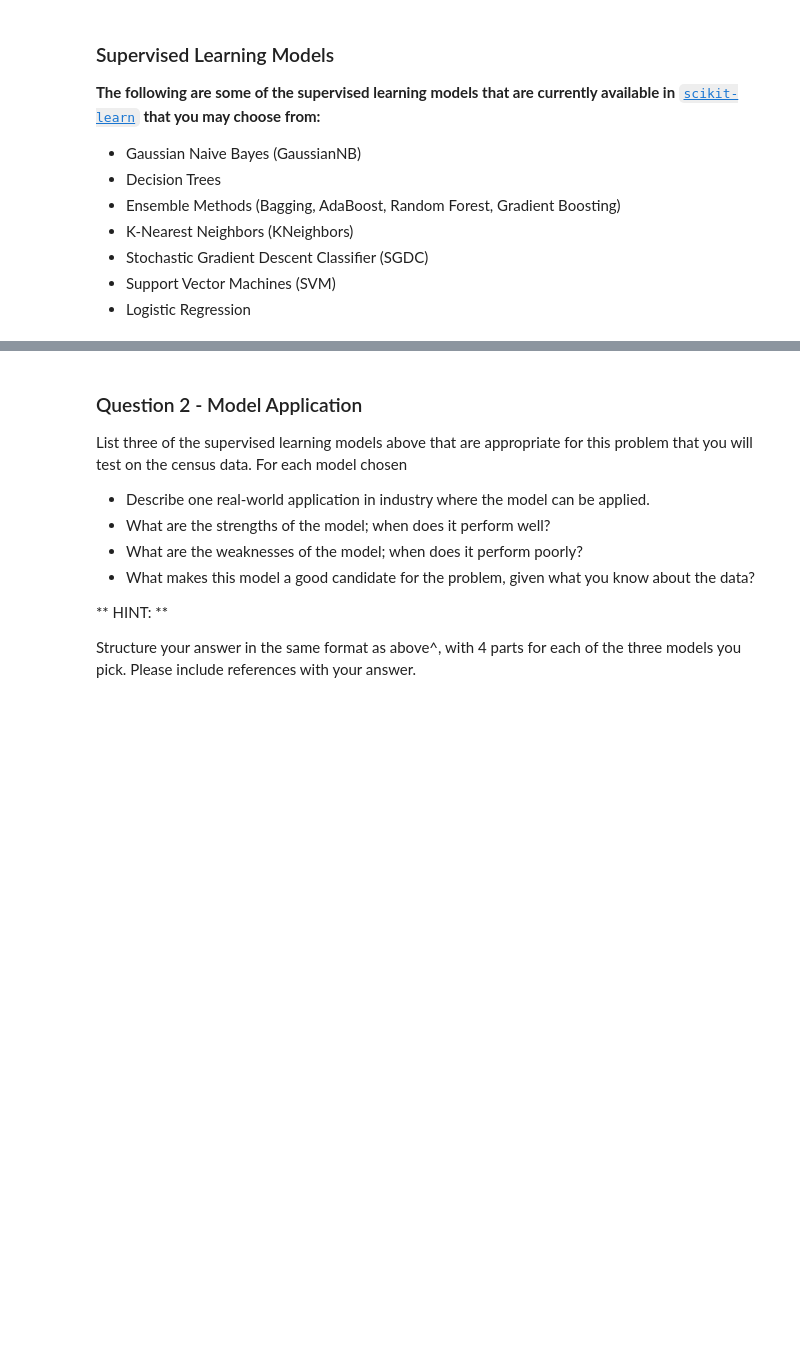
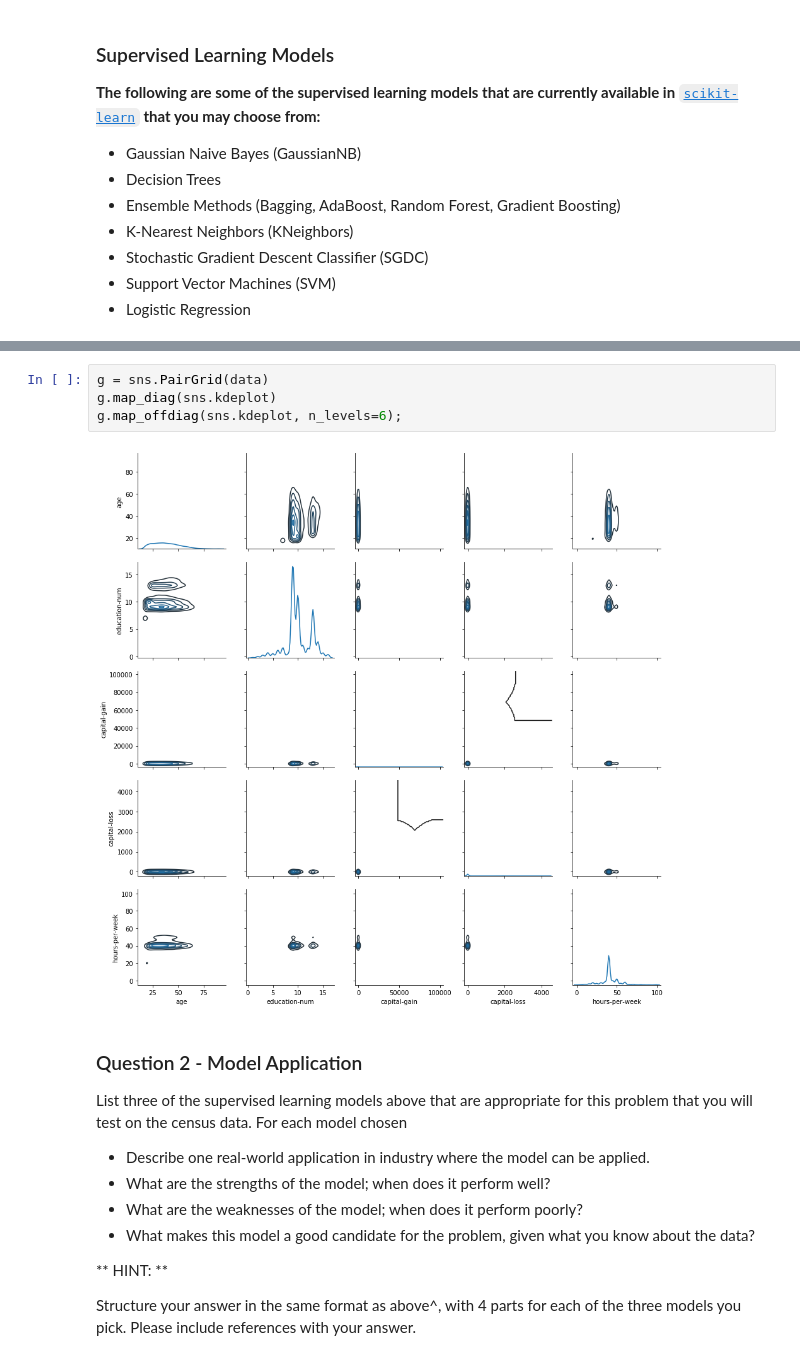
Before and after one commit to volodymyrkhrystynych/UdacityMLE, a Jupyter notebook: projects/p1_charityml/finding_donors.ipynb, the cells around one changed output, grey strips where cells are left out. Cells and saved outputs as stored; diff of their text form; blank space fills up the shorter version.

```diff
--- a/projects/p1_charityml/finding_donors.ipynb
+++ b/projects/p1_charityml/finding_donors.ipynb
@@ -354,3 +374,9 @@ Naive Predictor: [Accuracy score: 0.1986, F-score: 0.2365]
+# %%
+g = sns.PairGrid(data)
+g.map_diag(sns.kdeplot)
+g.map_offdiag(sns.kdeplot, n_levels=6);
+# %% [output]
+[figure, added]
 # %% [markdown]
 ### Question 2 - Model Application
 List three of the supervised learning models above that are appropriate for this problem that you will test on the census data. For each model chosen
```
Also changed, not shown: parts of 7 cells of this notebook.
